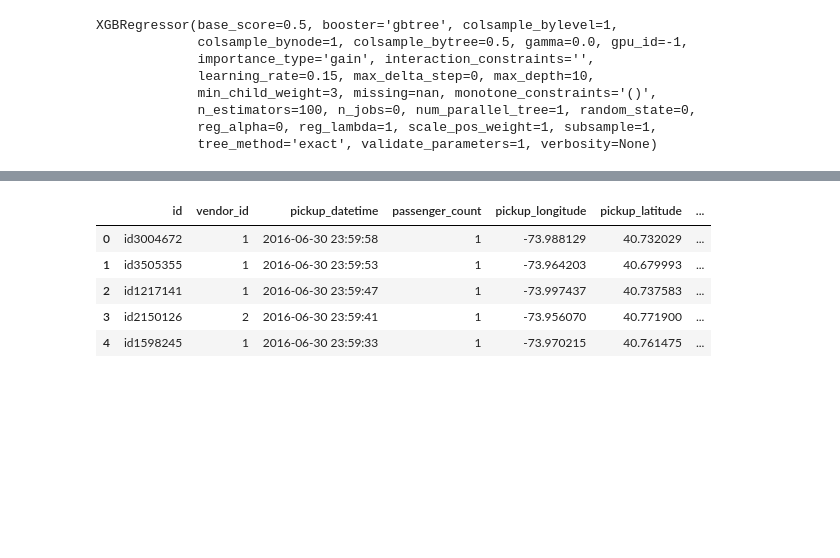
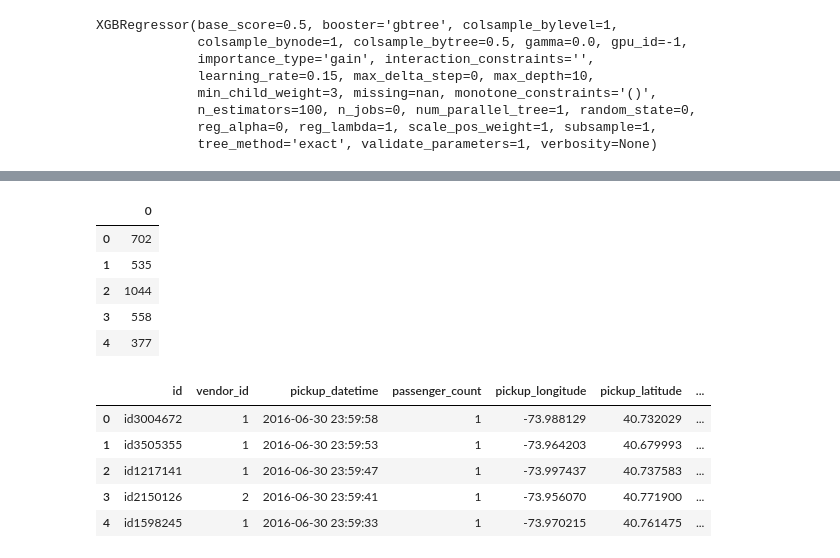
Before and after one commit to abparasar/New-York-City-Taxi-Fare-Prediction, a Jupyter notebook: Untitled5.ipynb, the cells around one changed output, grey strips where cells are left out. Cells and saved outputs as stored; diff of their text form; code cells hidden in the pictures; blank space fills up the shorter version.

```diff
--- a/Untitled5.ipynb
+++ b/Untitled5.ipynb
@@ -124,10 +124,10 @@ sns.heatmap(corr,annot=True)
 # %%
 df = df.drop(['id'],axis=1)
 # %%
-x= df['trip_duration']
-y= df.drop(['trip_duration'],axis=1)
+y= df['trip_duration']
+x= df.drop(['trip_duration'],axis=1)
 # %%
-x = x.values.reshape(-1,1)
+y = y.values.reshape(-1,1)
 # %%
 from sklearn.model_selection import train_test_split
 # %%
@@ -225,0 +230,2 @@ model.score(y_test,Rdw)
+# %%
+y_test = pd.DataFrame(y_test)
@@ -226,3 +243,12 @@ model.score(y_test,Rdw)
+# %%
+y_test.head()
+# %% [output]
+|  | 0 |
+| 0 | 702 |
+| 1 | 535 |
+| 2 | 1044 |
+| 3 | 558 |
+| 4 | 377 |
 # %%
 df2 = pd.read_csv("test.csv")
 # %%
```
Also changed, not shown: parts of 15 cells of this notebook.
